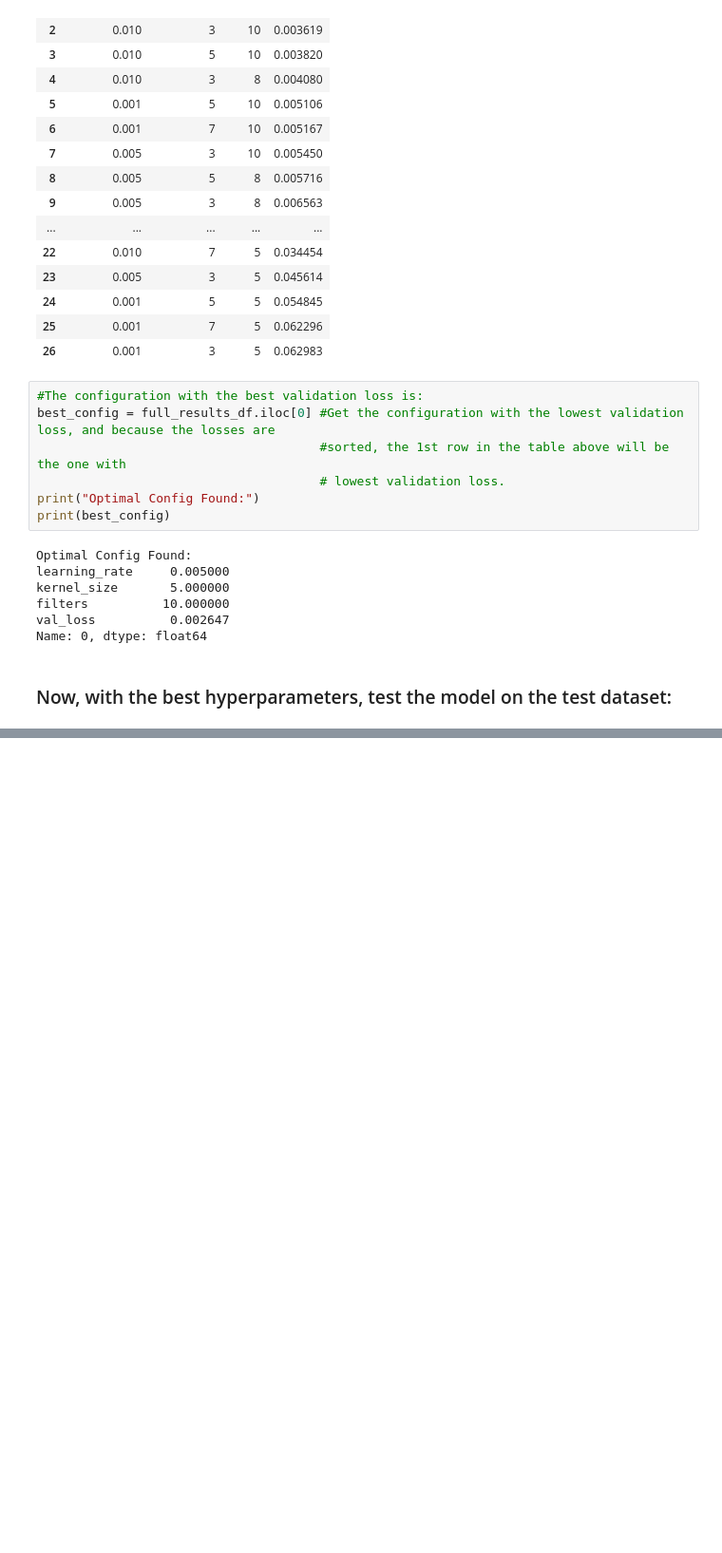
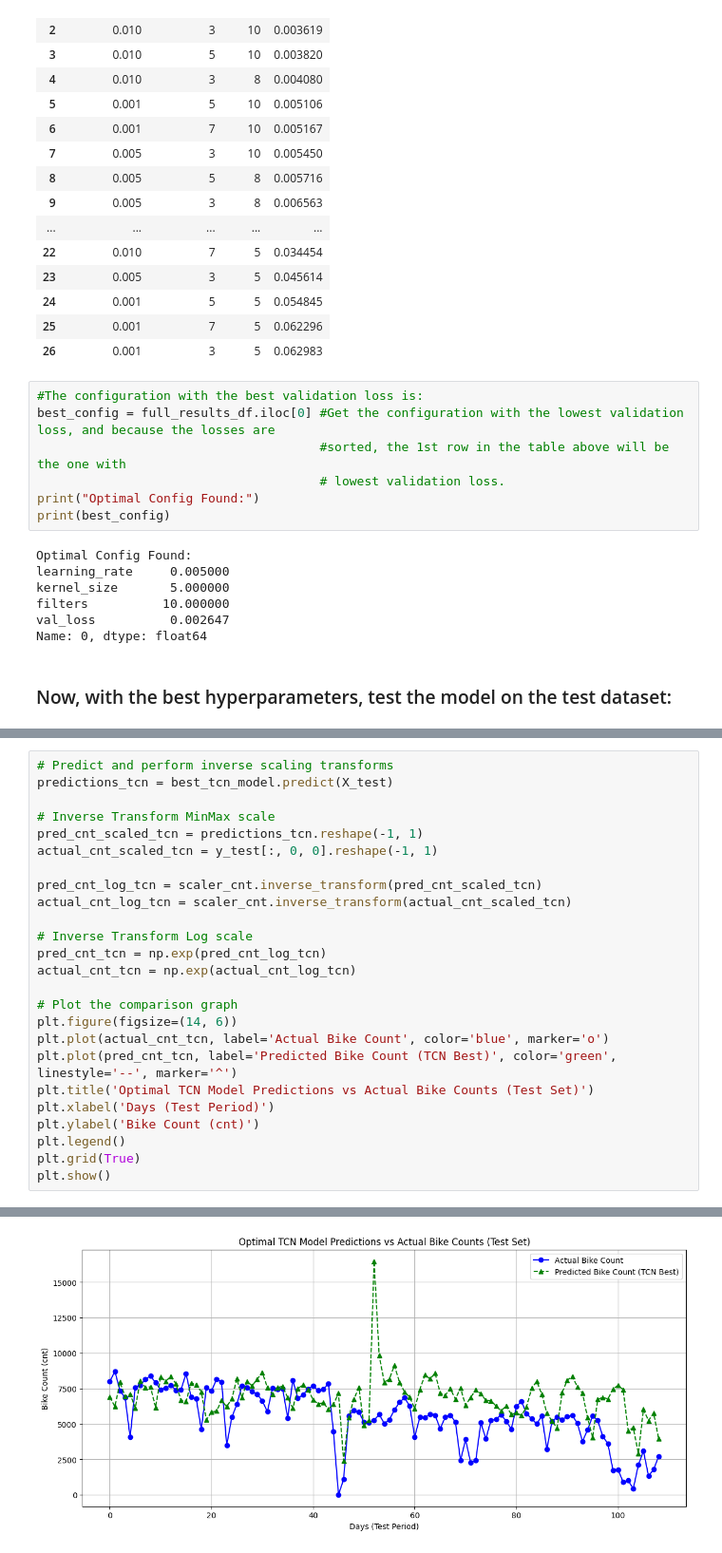
Before and after one commit to LamaAbdulal/AISE4010_Project, a Jupyter notebook: standard_RNN_demo2.ipynb, the cells around one changed output, grey strips where cells are left out. Shown at 95% size. Drawn from its saved outputs; the diff is of its cells as text; blank space fills up the shorter version.

```diff
--- a/standard_RNN_demo2.ipynb
+++ b/standard_RNN_demo2.ipynb
@@ -712,0 +783,26 @@ Name: 0, dtype: float64
+# %%
+# Predict and perform inverse scaling transforms
+predictions_tcn = best_tcn_model.predict(X_test)
+
+# Inverse Transform MinMax scale
+pred_cnt_scaled_tcn = predictions_tcn.reshape(-1, 1)
+actual_cnt_scaled_tcn = y_test[:, 0, 0].reshape(-1, 1)
+
+pred_cnt_log_tcn = scaler_cnt.inverse_transform(pred_cnt_scaled_tcn)
+actual_cnt_log_tcn = scaler_cnt.inverse_transform(actual_cnt_scaled_tcn)
+
+# Inverse Transform Log scale
+pred_cnt_tcn = np.exp(pred_cnt_log_tcn)
+actual_cnt_tcn = np.exp(actual_cnt_log_tcn)
+
+# Plot the comparison graph
+plt.figure(figsize=(14, 6))
+plt.plot(actual_cnt_tcn, label='Actual Bike Count', color='blue', marker='o')
+plt.plot(pred_cnt_tcn, label='Predicted Bike Count (TCN Best)', color='green', linestyle='--', marker='^')
+plt.title('Optimal TCN Model Predictions vs Actual Bike Counts (Test Set)')
+plt.xlabel('Days (Test Period)')
+plt.ylabel('Bike Count (cnt)')
+plt.legend()
+plt.grid(True)
+plt.show()
+# %% [output]
@@ -712,0 +812 @@ Name: 0, dtype: float64
+[figure, added]
```
Also changed, not shown: parts of 3 cells of this notebook.
